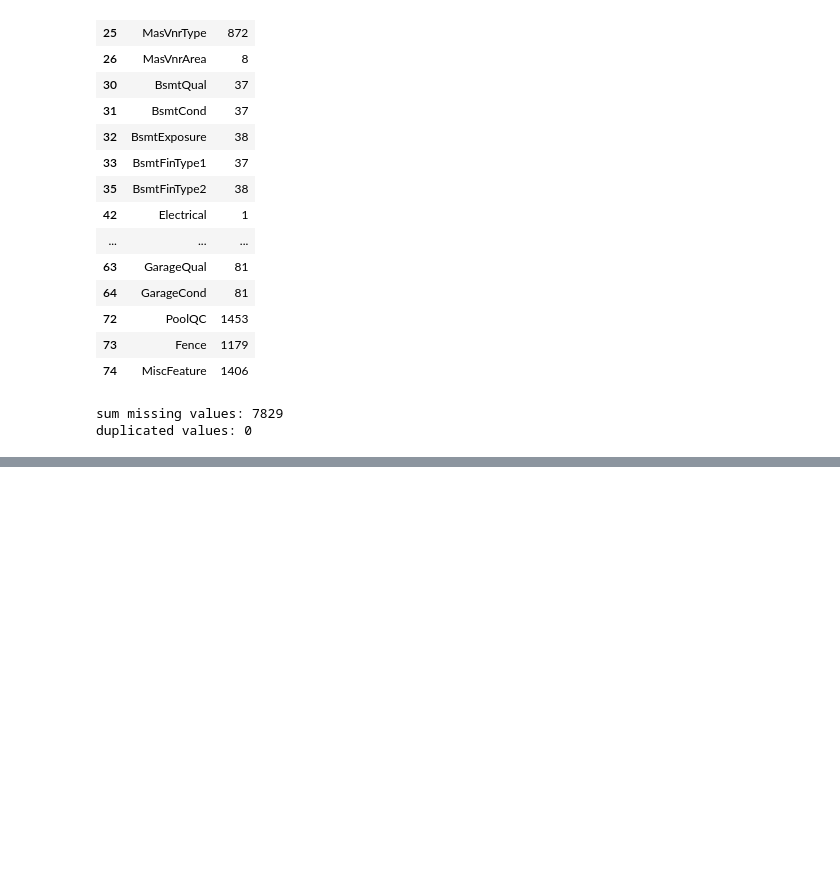
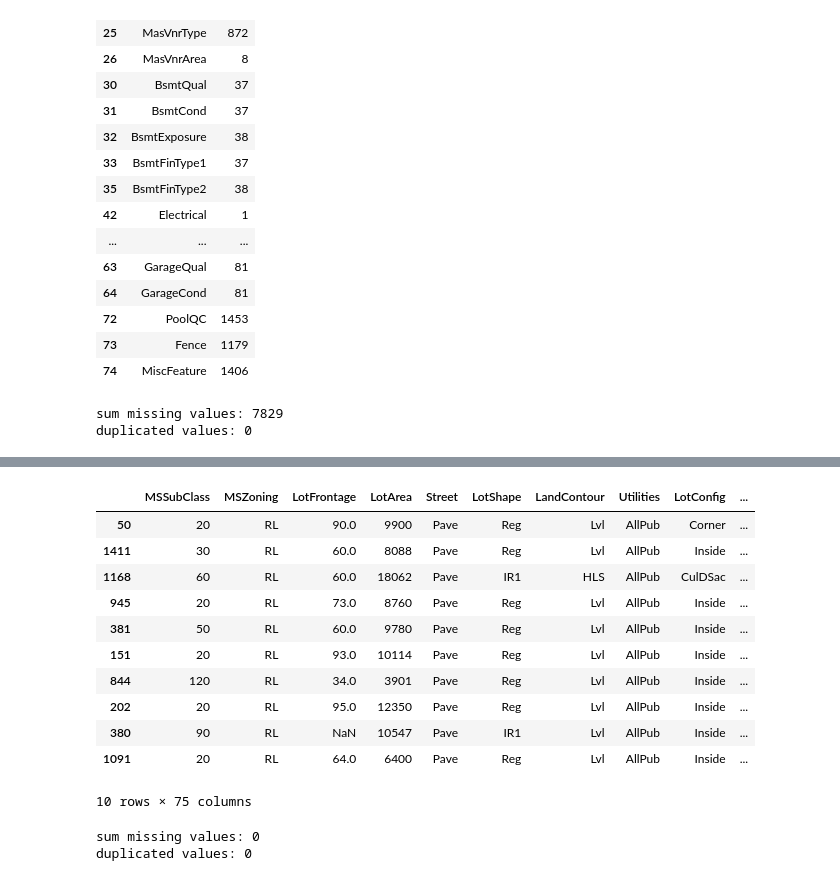
Before and after one commit to Estomihi100103/House-Prices-Kelompok-2, a Jupyter notebook: house_price.ipynb, the cells around one changed output, grey strips where cells are left out. Saved outputs shown, nothing was run; the diff lists cells and outputs as text; code cells hidden in the pictures; blank space fills up the shorter version.

```diff
--- a/house_price.ipynb
+++ b/house_price.ipynb
@@ -335,0 +393,17 @@ df.sample(5)
+# %%
+df_test.drop(columns=['Id', 'Alley', 'PoolQC', 'Fence', 'MiscFeature'], inplace=True)
+# %%
+df_test.sample(10)
+# %% [output]
+|  | MSSubClass | MSZoning | LotFrontage | LotArea | Street | LotShape | LandContour | Utilities | LotConfig | ... |
+| 50 | 20 | RL | 90.0 | 9900 | Pave | Reg | Lvl | AllPub | Corner | ... |
+| 1411 | 30 | RL | 60.0 | 8088 | Pave | Reg | Lvl | AllPub | Inside | ... |
+| 1168 | 60 | RL | 60.0 | 18062 | Pave | IR1 | HLS | AllPub | CulDSac | ... |
+| 945 | 20 | RL | 73.0 | 8760 | Pave | Reg | Lvl | AllPub | Inside | ... |
+| 381 | 50 | RL | 60.0 | 9780 | Pave | Reg | Lvl | AllPub | Inside | ... |
+| 151 | 20 | RL | 93.0 | 10114 | Pave | Reg | Lvl | AllPub | Inside | ... |
+| 844 | 120 | RL | 34.0 | 3901 | Pave | Reg | Lvl | AllPub | Inside | ... |
+| 202 | 20 | RL | 95.0 | 12350 | Pave | Reg | Lvl | AllPub | Inside | ... |
+| 380 | 90 | RL | NaN | 10547 | Pave | IR1 | Lvl | AllPub | Inside | ... |
+| 1091 | 20 | RL | 64.0 | 6400 | Pave | Reg | Lvl | AllPub | Inside | ... |
+10 rows × 75 columns
@@ -335,0 +422,6 @@ df.sample(5)
+# %%
+print(f'sum missing values: {df_test.isna().sum().sum().item()}')
+print(f'duplicated values: {df_test.duplicated().sum().item()}')
+# %% [output]
+sum missing values: 0
+duplicated values: 0
```
Also changed, not shown: parts of 12 cells of this notebook.
